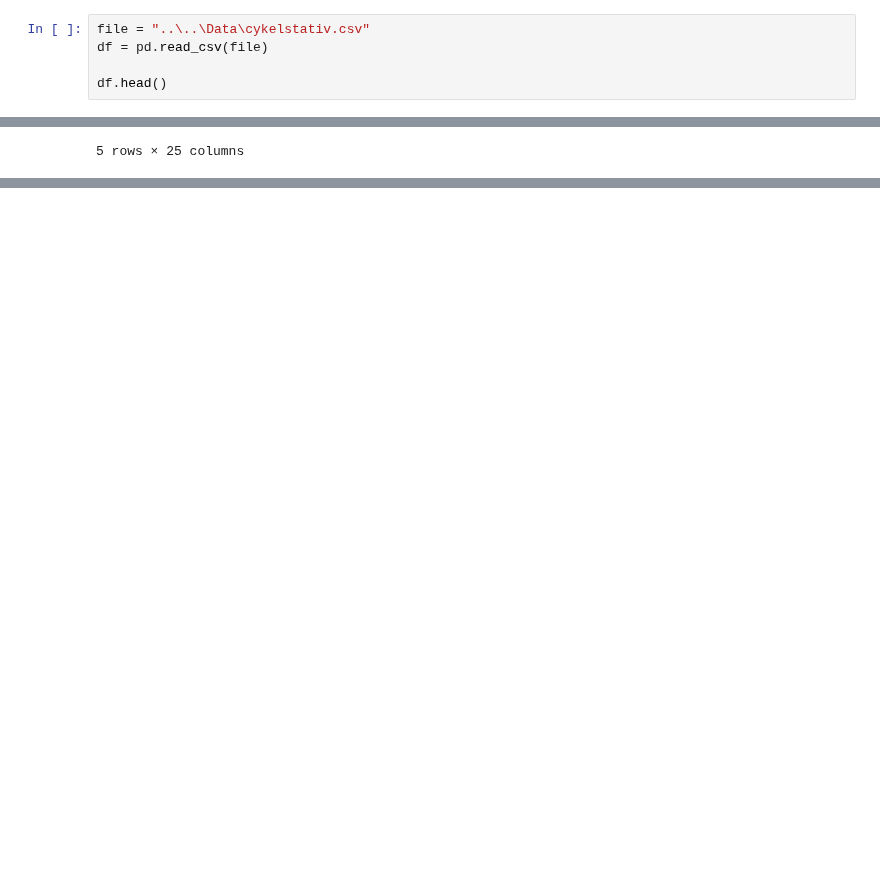
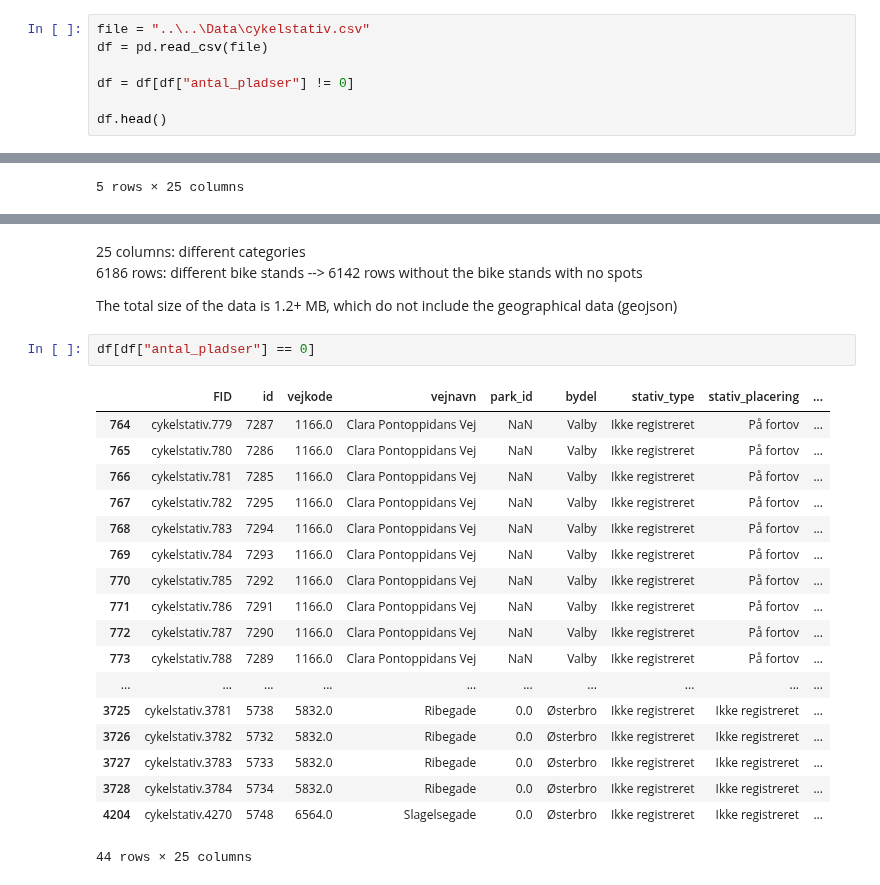
Before and after one commit to jukobo/jukobo.github.io, a Jupyter notebook: Exam_project/A.ipynb, the cells around one changed output, grey strips where cells are left out. Cells and saved outputs as stored; diff of their text form; blank space fills up the shorter version.

```diff
--- a/Exam_project/A.ipynb
+++ b/Exam_project/A.ipynb
@@ -32,6 +32,8 @@ warnings.filterwarnings('ignore')
 file = "..\..\Data\cykelstativ.csv"
 df = pd.read_csv(file)
 
+df = df[df["antal_pladser"] != 0]
+
 df.head()
 # %% [output]
 |  | FID | id | vejkode | vejnavn | park_id | bydel | stativ_type | stativ_placering | ... |
@@ -46,0 +67,26 @@ df.head()
+# %% [markdown]
+25 columns: different categories \
+6186 rows: different bike stands --> 6142 rows without the bike stands with no spots
+
+The total size of the data is 1.2+ MB, which do not include the geographical data (geojson)
+# %%
+df[df["antal_pladser"] == 0]
+# %% [output]
+|  | FID | id | vejkode | vejnavn | park_id | bydel | stativ_type | stativ_placering | ... |
+| 764 | cykelstativ.779 | 7287 | 1166.0 | Clara Pontoppidans Vej | NaN | Valby | Ikke registreret | På fortov | ... |
+| 765 | cykelstativ.780 | 7286 | 1166.0 | Clara Pontoppidans Vej | NaN | Valby | Ikke registreret | På fortov | ... |
+| 766 | cykelstativ.781 | 7285 | 1166.0 | Clara Pontoppidans Vej | NaN | Valby | Ikke registreret | På fortov | ... |
+| 767 | cykelstativ.782 | 7295 | 1166.0 | Clara Pontoppidans Vej | NaN | Valby | Ikke registreret | På fortov | ... |
+| 768 | cykelstativ.783 | 7294 | 1166.0 | Clara Pontoppidans Vej | NaN | Valby | Ikke registreret | På fortov | ... |
+| 769 | cykelstativ.784 | 7293 | 1166.0 | Clara Pontoppidans Vej | NaN | Valby | Ikke registreret | På fortov | ... |
+| 770 | cykelstativ.785 | 7292 | 1166.0 | Clara Pontoppidans Vej | NaN | Valby | Ikke registreret | På fortov | ... |
+| 771 | cykelstativ.786 | 7291 | 1166.0 | Clara Pontoppidans Vej | NaN | Valby | Ikke registreret | På fortov | ... |
+| 772 | cykelstativ.787 | 7290 | 1166.0 | Clara Pontoppidans Vej | NaN | Valby | Ikke registreret | På fortov | ... |
+| 773 | cykelstativ.788 | 7289 | 1166.0 | Clara Pontoppidans Vej | NaN | Valby | Ikke registreret | På fortov | ... |
+| ... | ... | ... | ... | ... | ... | ... | ... | ... | ... |
+| 3725 | cykelstativ.3781 | 5738 | 5832.0 | Ribegade | 0.0 | Østerbro | Ikke registreret | Ikke registreret | ... |
+| 3726 | cykelstativ.3782 | 5732 | 5832.0 | Ribegade | 0.0 | Østerbro | Ikke registreret | Ikke registreret | ... |
+| 3727 | cykelstativ.3783 | 5733 | 5832.0 | Ribegade | 0.0 | Østerbro | Ikke registreret | Ikke registreret | ... |
+| 3728 | cykelstativ.3784 | 5734 | 5832.0 | Ribegade | 0.0 | Østerbro | Ikke registreret | Ikke registreret | ... |
+| 4204 | cykelstativ.4270 | 5748 | 6564.0 | Slagelsegade | 0.0 | Østerbro | Ikke registreret | Ikke registreret | ... |
+44 rows × 25 columns
```
Also changed, not shown: parts of 2 cells of this notebook.
